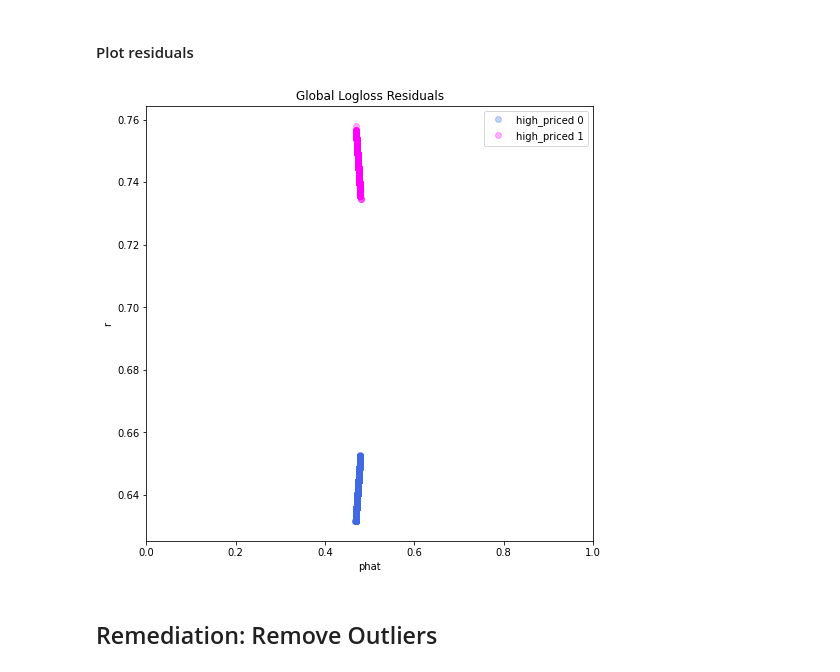
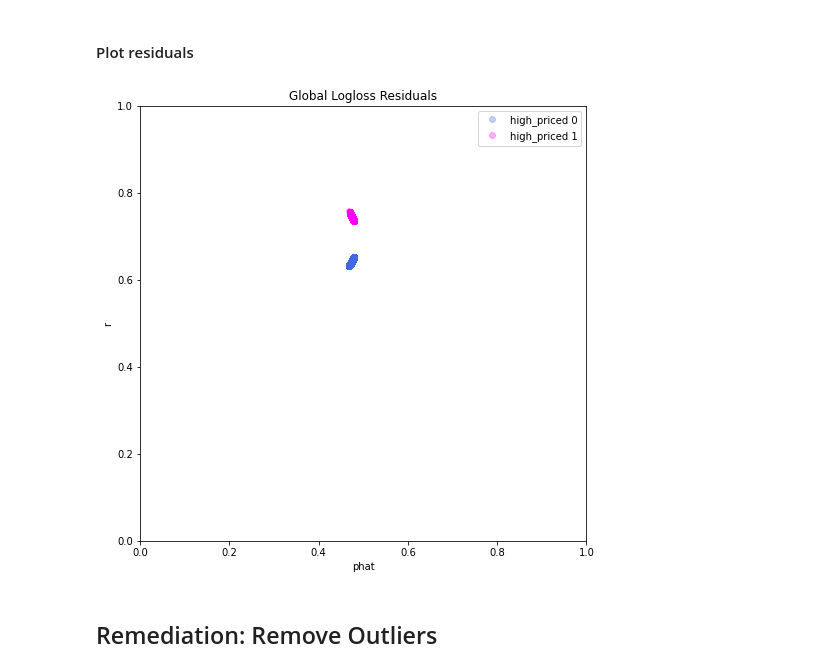
Before and after one commit to midiker/GWU_RML, a Jupyter notebook: Assignment_5/Assignment_5.ipynb, the cells around one changed output. Cells and saved outputs as stored; diff of their text form; code cells hidden in the pictures.

```diff
--- a/Assignment_5/Assignment_5.ipynb
+++ b/Assignment_5/Assignment_5.ipynb
@@ -241,26 +241,26 @@ Model preform very poorly on the recession conditions and basically uses the mea
 # %%
 # initialize figure
 fig, ax_ = plt.subplots(figsize=(8, 8))
 
 # plot groups with appropriate color
 color_list = ['royalblue', 'magenta']
 c_idx = 0
 groups = rem_mxgb_phat.groupby(y_name) # define groups for levels of PAY_0
 for name, group in groups:
     ax_.plot(group.phat, group.r,
              label=' '.join([y_name, str(name)]),
              marker='o', linestyle='', color=color_list[c_idx], alpha=0.3)
     c_idx += 1
 
 # annotate plot
-#_ = ax_.set_ylim(0, 1)
+_ = ax_.set_ylim(0, 1)
 _ = ax_.set_xlim(0, 1)
 _ = plt.xlabel(yhat_name)
 _ = plt.ylabel(r_name)
 _ = ax_.legend(loc=1)
 _ = plt.title('Global Logloss Residuals')
 # %% [output]
-[figure, old version]
+[figure, new version]
 # %% [markdown]
 ## Remediation: Remove Outliers
 # %% [markdown]
```
Also changed, not shown: parts of 3 cells of this notebook.
